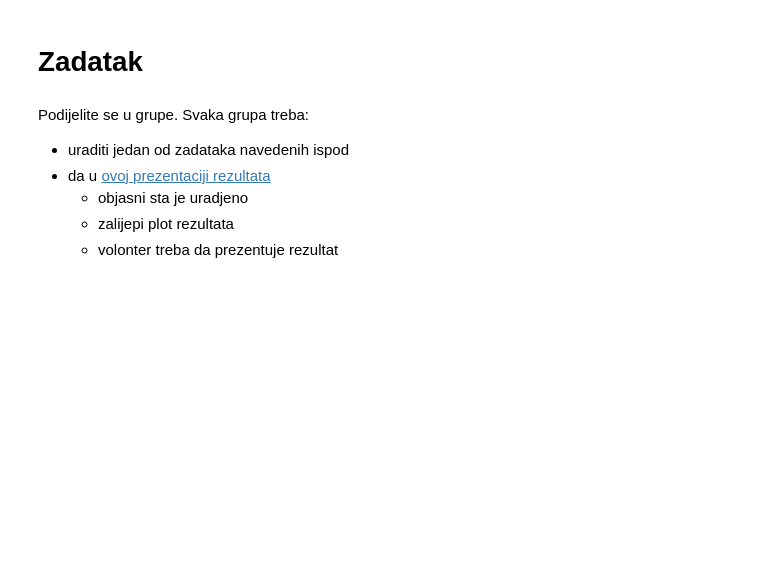
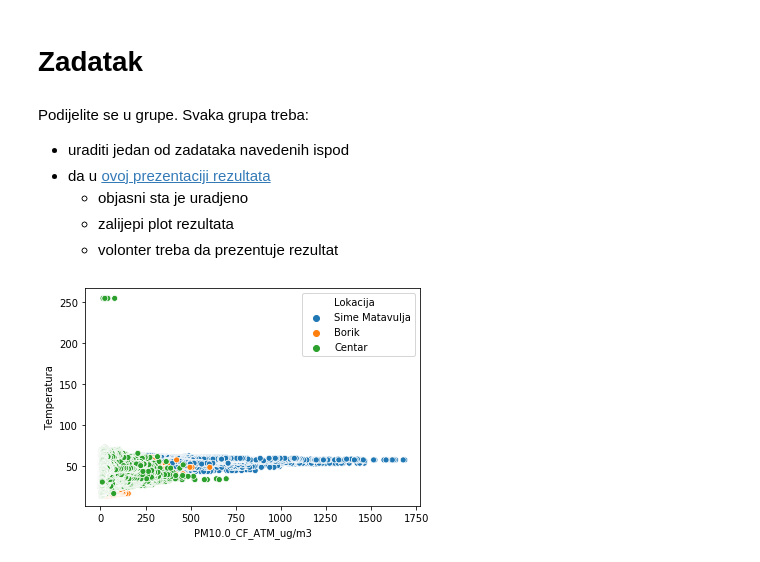
Before and after one commit to milicag/unibl_radionica, a Jupyter notebook: sveske/dan2_4.ipynb, the cells around one changed output. Saved outputs shown, nothing was run; the diff lists cells and outputs as text; code cells hidden in the pictures; blank space fills up the shorter version.

```diff
--- a/sveske/dan2_4.ipynb
+++ b/sveske/dan2_4.ipynb
@@ -29,4 +37,4 @@ centar.loc[0,'created_at']
 '2019-03-15 16:42:21 UTC'
 # %%
 # spojimo podatke u jedan veliki dataframe
-sirovi_podaci =
+podaci = centar.append(borik).append(sime_matavulja)
@@ -34,0 +46,2 @@ SyntaxError: invalid syntax (<ipython-input-13-3f1c920eb772>, line 2)
+# %%
+podaci = podaci.sort_values('created_at', ascending = True)
@@ -34,0 +75,14 @@ SyntaxError: invalid syntax (<ipython-input-13-3f1c920eb772>, line 2)
+# %%
+# Dodaj kolone za mjesec, dan u sedmici i sat u danu
+from datetime import datetime
+
+podaci['timestamp'] = podaci['created_at'].apply(lambda x: datetime.strptime(x[:-4], '%Y-%m-%d %H:%M:%S'))
+podaci.index = podaci['timestamp']
+podaci_lt = podaci.tz_localize('UTC')
+
+podaci = podaci_lt.tz_convert('Europe/Sarajevo')
+
+# vise nam ne treba timestamp kolona
+podaci.drop(labels = 'timestamp', axis = 1, inplace = True)
+
+podaci.head()
@@ -34,0 +97,9 @@ SyntaxError: invalid syntax (<ipython-input-13-3f1c920eb772>, line 2)
+# %%
+podaci["Godina"] = podaci.index.year
+podaci["Mjesec"] = podaci.index.month
+podaci["Dan"] = podaci.index.day
+podaci["Sat"] = podaci.index.hour
+
+podaci['timestamp'] = podaci.index
+
+podaci.head()
@@ -43,0 +177,7 @@ Podijelite se u grupe. Svaka grupa treba:
+# %%
+import seaborn as sea
+
+sea.scatterplot(x='PM10.0_CF_ATM_ug/m3', y='Temperatura', hue = 'Lokacija', data=podaci)
+plt.show()
+# %% [output]
+[figure, added]
```
Also changed, not shown: parts of 16 cells of this notebook, 1 other file.
